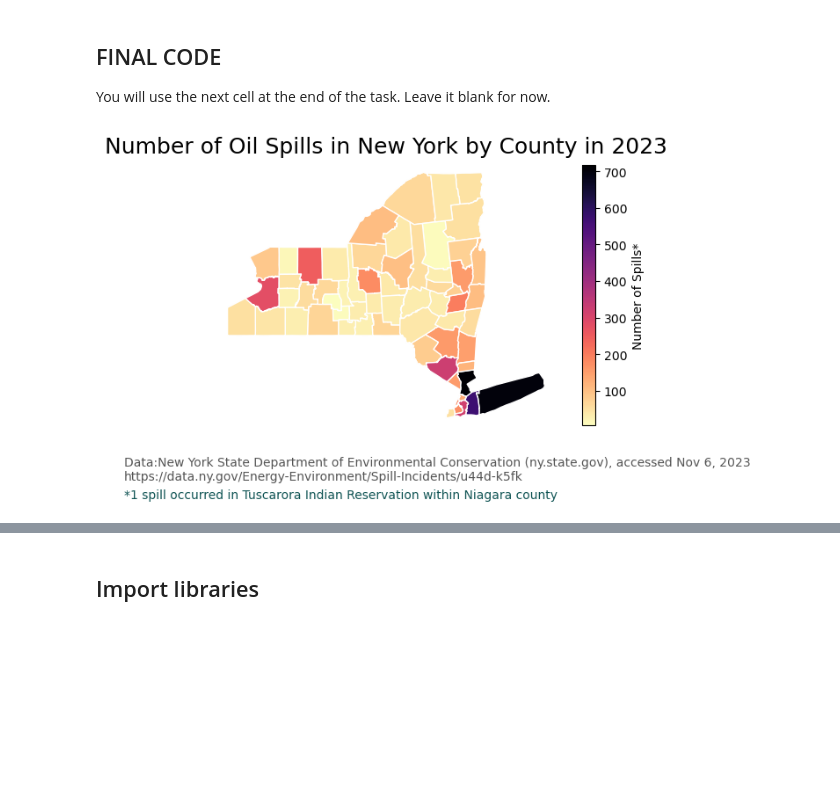
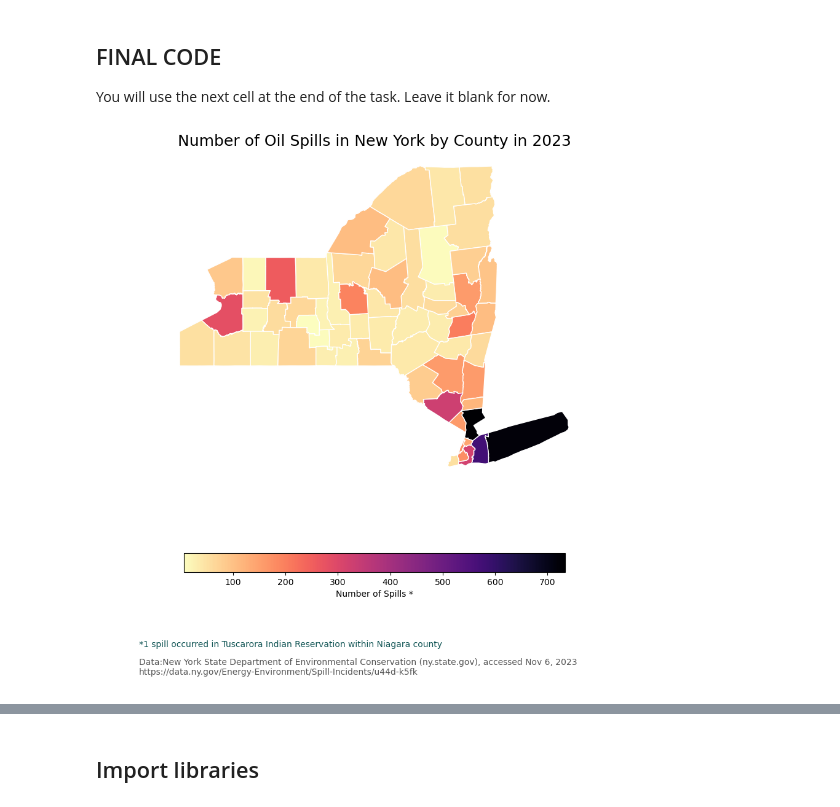
Before and after one commit to a-ramji/eds220-hkw-3, a Jupyter notebook: hwk3-task1-spills.ipynb, the cells around one changed output, grey strips where cells are left out. Drawn from its saved outputs; the diff is of its cells as text; code cells hidden in the pictures; blank space fills up the shorter version.

```diff
--- a/hwk3-task1-spills.ipynb
+++ b/hwk3-task1-spills.ipynb
@@ -114,8 +114,8 @@ petr_23 = spills[(spills['material_family'] == 'Petroleum') & (spills['spill_dat
 # changing the datatype of spill_number to character/string to count unique values
 petr_23.spill_number = petr_23.spill_number.astype('str')
 
-# extract number of spills by county as a pd.Series
-n_spills = petr_23.groupby('county').nunique().spill_number.reset_index()
+# extract number of spills by county as a pd.Series using count() to count by spill number
+n_spills = petr_23.groupby('county').count().spill_number.reset_index()
 
 # renaming our dataframe n_spills to spills_per county, renaming spill_number column
 spills_per_county = n_spills.rename(columns={'spill_number':'n_spills'})
@@ -144,8 +144,8 @@ ny_counties = ny_counties.rename(columns={'name':'county'})
 # renaming ny_counties as the merged dataframe:
 ny_counties = pd.merge(ny_counties,
                  spills_per_county,
-                 how='inner',
-                 on='county')
+                 how='inner', # performing an inner join
+                 on='county') # joining on "county" column
 
 # however, our T. Indian Reservation oil spill (count of 1) was lost,
 # so we need to add it back in as a count to Niagara county
@@ -154,45 +154,48 @@ ny_counties = pd.merge(ny_counties,
 niagara_index = ny_counties[ny_counties.county=='Niagara'].index[0]
 
 # updating the dataframe to account for the oil spill in Tuscarora Indian Reservation
 ny_counties.at[niagara_index, 'n_spills'] += 1
 
 # we will make anote of this on our final plot.
 
 # mapping the
-fig, ax = plt.subplots()
+fig, ax = plt.subplots(figsize=(10,10))
 #countries.plot(ax=ax)
 ny_counties.plot(ax=ax,
                       column='n_spills', # labelling. my legend
                        cmap='magma_r', # updated color map, reversed
-                       legend=True,
-                       edgecolor="1",
-                       legend_kwds={"shrink":.8,
-                                    'label': "Number of Spills*"
+                       legend=True, # include legend
+                       edgecolor="1", # white borders for a cleaner looking map
+                       legend_kwds={"shrink":.8, # sizing our legend
+                                    'label': "Number of Spills *",  # labeling legend
+                                    "orientation": "horizontal" # setting orientation to be horizontal
                                     }
                        )
 
 # adding title
-ax.set_title('Number of Oil Spills in New York by County in 2023',  fontsize=18)
+ax.set_title('Number of Oil Spills in New York by County in 2023',  fontsize=18) # setting font size
+
 # removing axes
 ax.axis('off')
 
 # adding data source annotation
 ax.annotate("Data:New York State Department of Environmental Conservation (ny.state.gov), accessed Nov 6, 2023 \nhttps://data.ny.gov/Energy-Environment/Spill-Incidents/u44d-k5fk",
-            xy=(0.05, .065), # position
+            xy=(0.07, .02), # position
             xycoords='figure fraction',
-            fontsize=10,
-            color='#555555')
+            fontsize=10,  # setting font size
+            color='#555555') # grey
 
 # adding Tuscarora Inidan Reservation oil spill annotation
 ax.annotate(text = "*1 spill occurred in Tuscarora Indian Reservation within Niagara county",
-            xy = (0.05, 0.02),
+            xy = (0.07, 0.065),
             xycoords='figure fraction',
             fontsize=10,
-            color='#115555')
+            color='#115555') # not grey (for differentiation)
 
+# displaying plot
 plt.show()
 # %% [output]
-[figure, old version]
+[figure, new version]
 # %% [markdown]
 <!-- write your description in this markdwon cell -->
 # %% [markdown]
```
Also changed, not shown: parts of 9 cells of this notebook.
